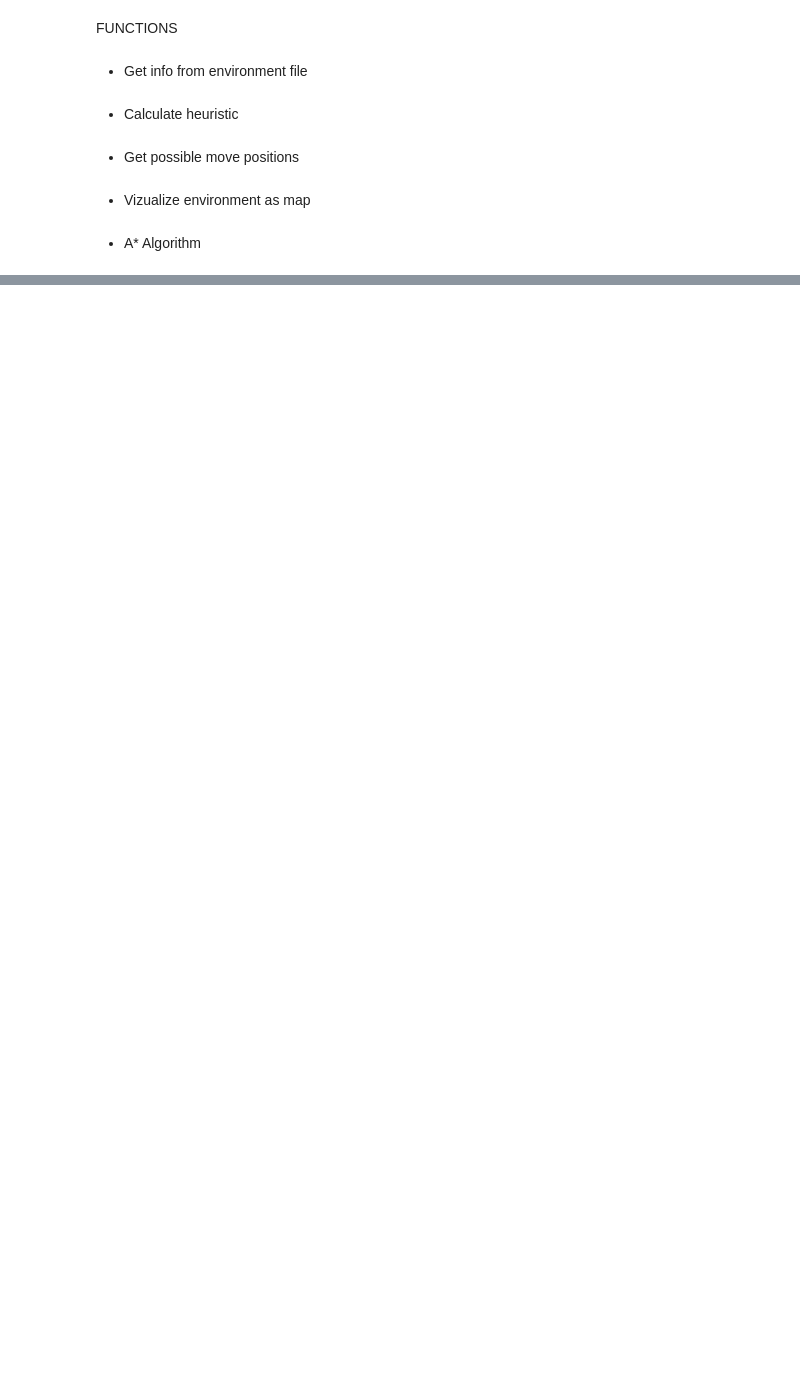
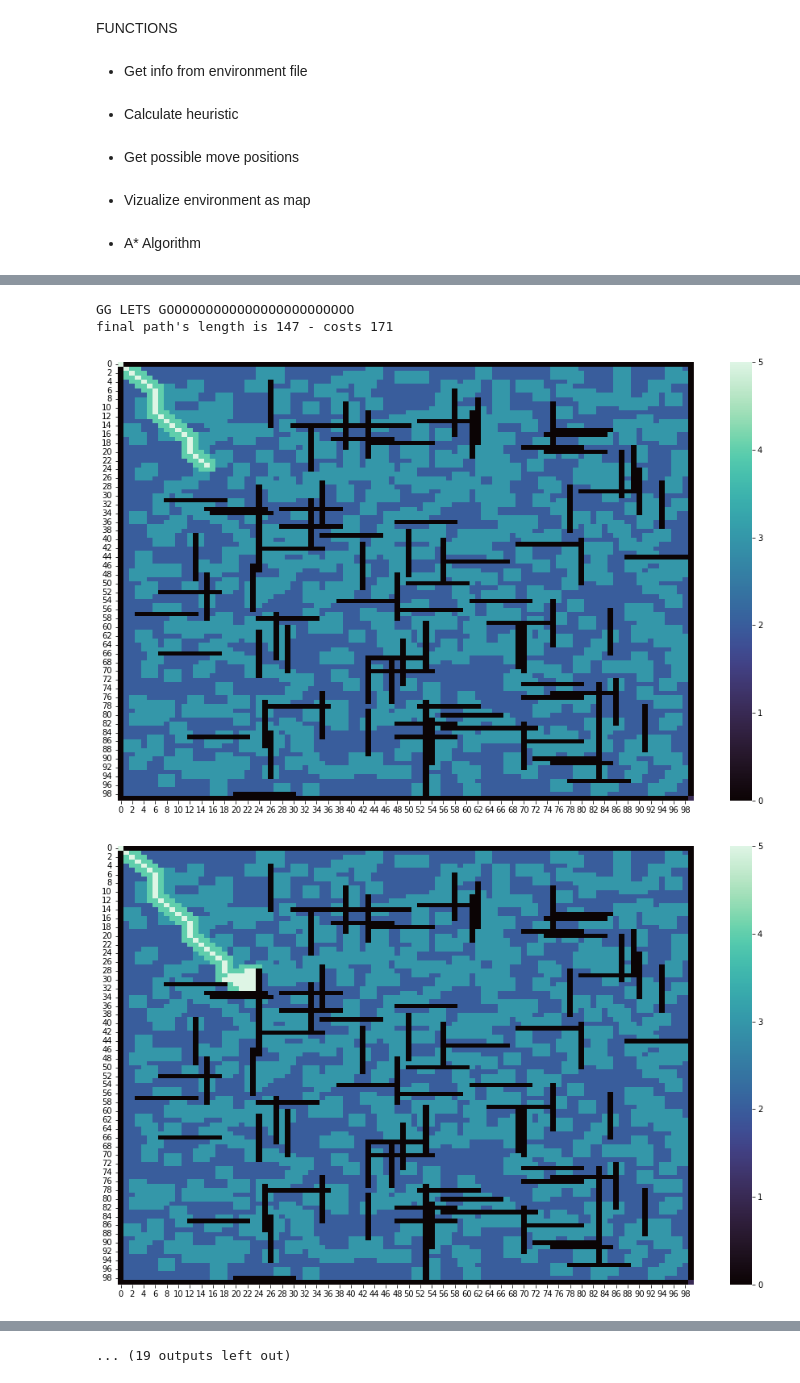
Before and after one commit to Paulo-Pinto/AI_Project_AStar, a Jupyter notebook: Projeto.ipynb, the cells around one changed output, grey strips where cells are left out. Saved outputs shown, nothing was run; the diff lists cells and outputs as text; code cells hidden in the pictures; blank space fills up the shorter version.

```diff
--- a/Projeto.ipynb
+++ b/Projeto.ipynb
@@ -70,6 +85,8 @@ FUNCTIONS
 # %% [markdown]
 + Get info from environment file
 # %%
-def read_environment_file(file_name):
+def read_file(file_name):
     with open(file_name) as fp:
-        return fp.readlines()
+        fp.readline() # ignore first line
+        for l in fp.readlines():
+            yield l.strip("\n").split(',')[1:]
@@ -102,12 +116,28 @@ def get_possible_move_positions(h):
+# %%
+def get_next_moves(x,y):
+    return [(x - 1, y - 1), (x - 1, y), (x - 1, y + 1),
+            (x, y - 1),                     (x, y + 1),
+            (x + 1, y - 1), (x + 1, y), (x + 1, y + 1),]
 # %% [markdown]
 + Vizualize environment as map
 # %%
-def visualize_env(map, counter):
+def visualize_env(map, file_name):
     map_envir = pd.DataFrame(map)
-    map_env_num = map_envir.replace(['T', 'F', 'S', 'E', 'A', 'B', 'V', 'D'], [0, 1, 2, 2, 3, 1, 4, 5])
+    map_env_num = map_envir.replace(['T', 'A', 'F', 'B', 'S', 'E', 'V', 'D', 'P', 'SP'], [
+                                      2,   3,   0,   0,   1,   1,   4,   5,   6,   6])
     f, ax = plt.subplots(figsize=(16, 10))
-    ax = sns.heatmap(map_env_num)
-    f.savefig("output/map_at_"+ str(counter)+ ".png")
+    ax = sns.heatmap(map_env_num, cmap="mako")
+    f.savefig(f'output/{file_name}.png')
 # %% [markdown]
 + A* Algorithm
+# %%
+def print_final_path(final_path):
+    lines_info = list(read_file(CSV_ENV_FILE))
+    grid = np.array(lines_info, dtype=object)
+    cost = 0
+    for x,y in final_path:
+        cost += 3 if grid[x][y] == "A" else 1
+        grid[x][y] = 'V'
+    print(f"final path's length is {len(final_path)} - costs {cost}")
+    visualize_env(grid, '2final_path')
 # %%
@@ -248,0 +192,20 @@ KeyboardInterrupt:
+# %%
+
+lines_info = list(read_file(CSV_ENV_FILE))
+grid = np.array(lines_info, dtype=object)
+
+MAP_SIZE = len(lines_info[0]) - 1
+INIT = (0, 0)  # initial state
+GOAL = (MAP_SIZE, MAP_SIZE)  # goal state
+
+node_structures = Node_Structures(INIT, grid)
+
+shutil.rmtree('output')
+os.makedirs('output')
+
+a_star_algo(node_structures, GOAL)
+# %% [output]
+GG LETS GOOOOOOOOOOOOOOOOOOOOOOOO
+final path's length is 147 - costs 171
+[figure, added]
+[figure, added]
@@ -248,0 +221 @@ KeyboardInterrupt:
+... (19 outputs left out)
```
Also changed, not shown: parts of 24 cells of this notebook, 1 other file.
